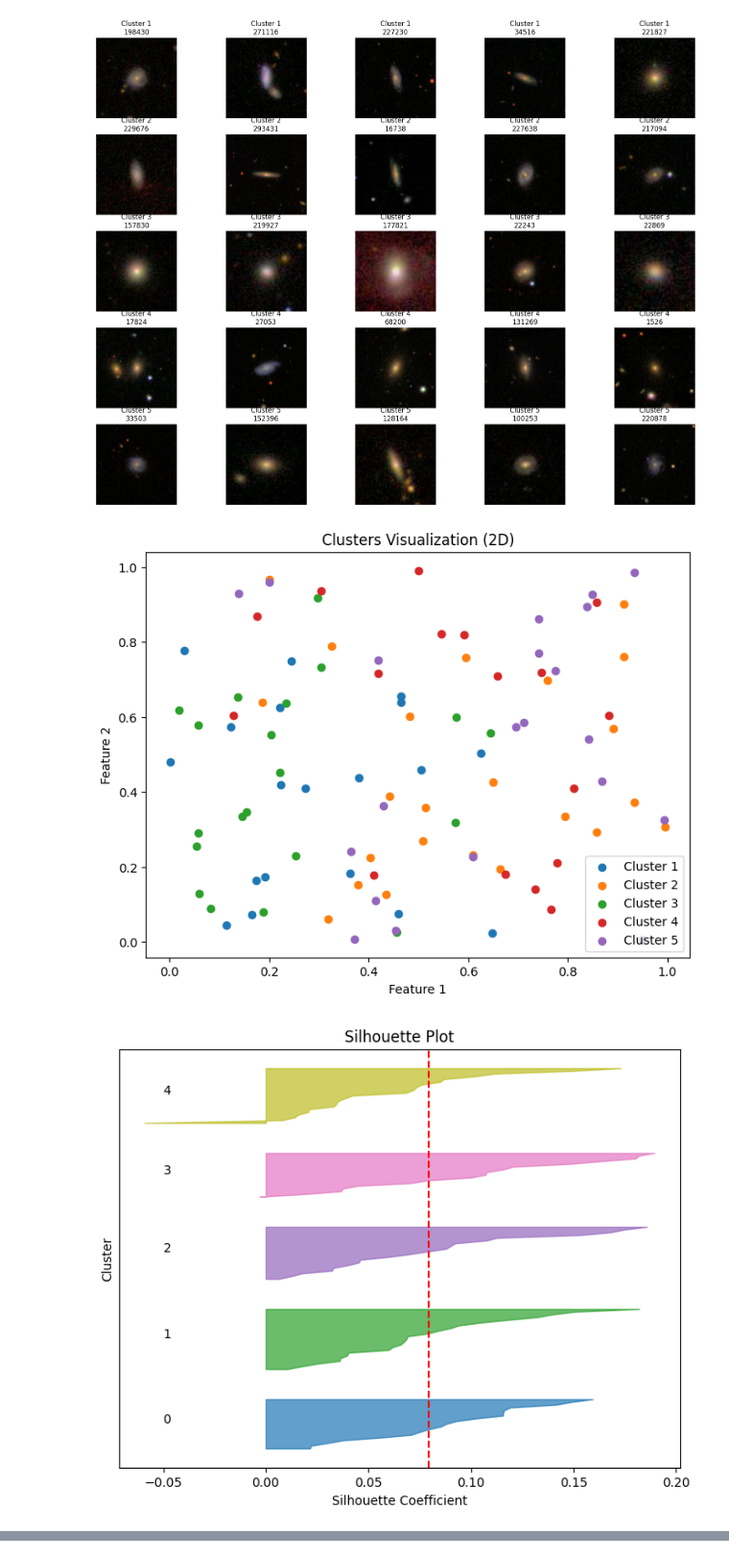
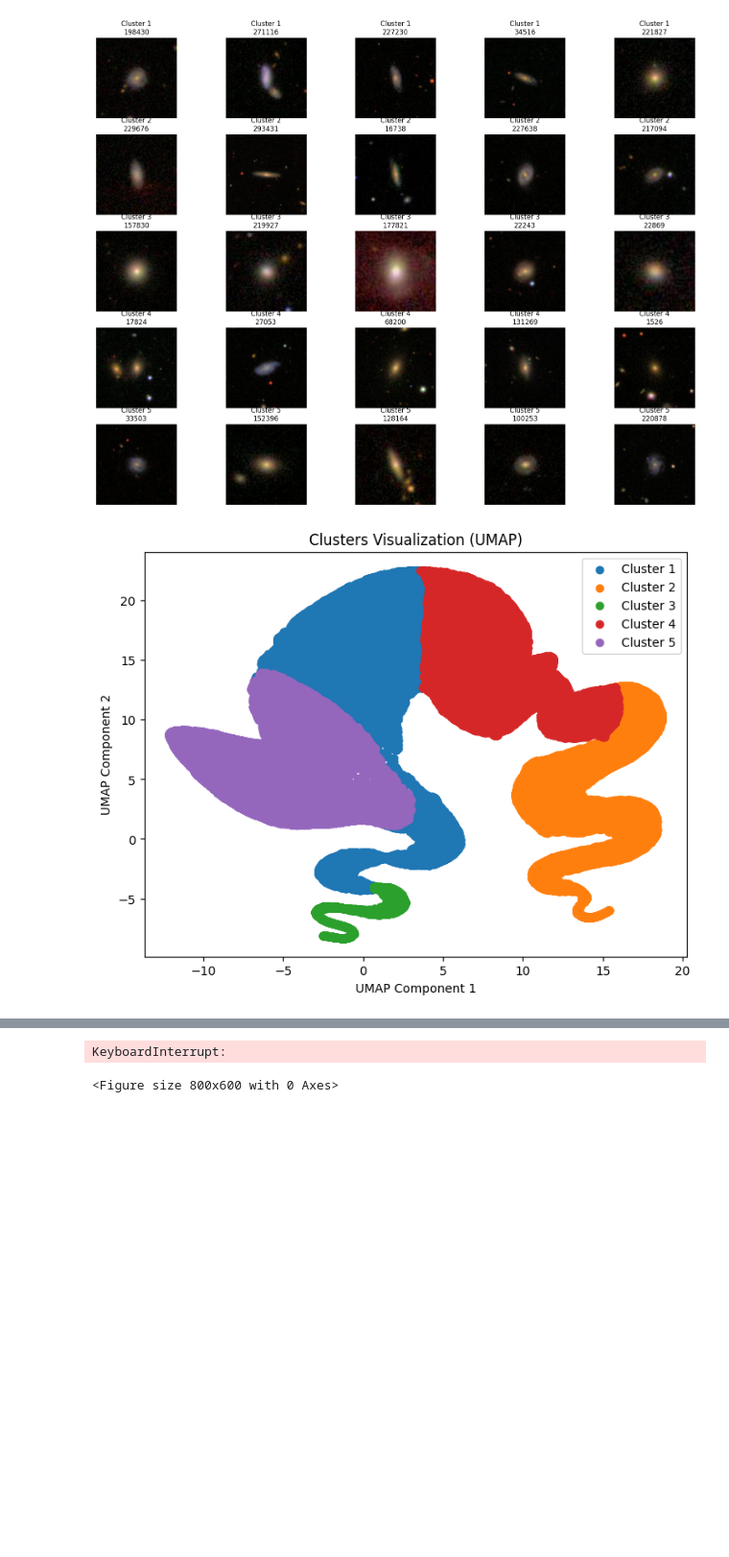
Before and after one commit to Pawlo77/Galaxy-Images-Clustering, a Jupyter notebook: notebooks/clustering.ipynb, the cells around one changed output, grey strips where cells are left out. Shown at 96% size. Saved outputs shown, nothing was run; the diff lists cells and outputs as text; code cells hidden in the pictures; blank space fills up the shorter version.

```diff
--- a/notebooks/clustering.ipynb
+++ b/notebooks/clustering.ipynb
@@ -103,64 +100,51 @@ plot_original_images(images_dir, asset_ids, cluster_labels, optimal_n_clusters)
 # %%
 import matplotlib.pyplot as plt
 from sklearn.metrics import silhouette_samples, silhouette_score
-from sklearn.decomposition import PCA
+import numpy as np
+import umap.umap_ as umap
 from sklearn.cluster import KMeans
-import numpy as np
 
-def plot_clusters_scatter(features, cluster_labels, n_clusters):
+def plot_clusters_scatter_umap(features, cluster_labels, n_clusters):
+    umap_model = umap.UMAP(n_components=2)
+    umap_features = umap_model.fit_transform(features)
     plt.figure(figsize=(8, 6))
     for cluster in range(n_clusters):
-        cluster_data = features[cluster_labels == cluster]
+        cluster_data = umap_features[cluster_labels == cluster]
         plt.scatter(cluster_data[:, 0], cluster_data[:, 1], label=f'Cluster {cluster + 1}')
-    plt.title('Clusters Visualization (2D)')
-    plt.xlabel('Feature 1')
-    plt.ylabel('Feature 2')
+    plt.title('Clusters Visualization (UMAP)')
+    plt.xlabel('UMAP Component 1')
+    plt.ylabel('UMAP Component 2')
     plt.legend()
     plt.show()
 
-def plot_silhouette(scores, cluster_labels):
+def plot_silhouette_umap(features, cluster_labels):
     plt.figure(figsize=(8, 6))
-    silhouette_avg = silhouette_score(scores, cluster_labels)
-    sample_silhouette_values = silhouette_samples(scores, cluster_labels)
+    silhouette_avg = silhouette_score(features, cluster_labels)
+    sample_silhouette_values = silhouette_samples(features, cluster_labels)
     y_lower = 10
     for i in range(len(np.unique(cluster_labels))):
         ith_cluster_silhouette_values = sample_silhouette_values[cluster_labels == i]
         ith_cluster_silhouette_values.sort()
         size_cluster_i = ith_cluster_silhouette_values.shape[0]
         y_upper = y_lower + size_cluster_i
         color = plt.cm.tab10(i / len(np.unique(cluster_labels)))
         plt.fill_betweenx(np.arange(y_lower, y_upper), 0, ith_cluster_silhouette_values, facecolor=color, edgecolor=color, alpha=0.7)
         plt.text(-0.05, y_lower + 0.5 * size_cluster_i, str(i))
         y_lower = y_upper + 10
-    plt.title('Silhouette Plot')
+    plt.title('Silhouette Plot (UMAP)')
     plt.xlabel('Silhouette Coefficient')
     plt.ylabel('Cluster')
     plt.axvline(x=silhouette_avg, color="red", linestyle="--")
     plt.yticks([])
     plt.show()
 
-def plot_pca(features, cluster_labels, n_clusters):
-    pca = PCA(n_components=2)
-    reduced_features = pca.fit_transform(features)
-    plt.figure(figsize=(8, 6))
-    for cluster in range(n_clusters):
-        cluster_data = reduced_features[cluster_labels == cluster]
-        plt.scatter(cluster_data[:, 0], cluster_data[:, 1], label=f'Cluster {cluster + 1}')
-    plt.title('PCA Visualization of Clusters')
-    plt.xlabel('Principal Component 1')
-    plt.ylabel('Principal Component 2')
-    plt.legend()
-    plt.show()
+# Assuming you have your features and cluster labels
 
-# Assuming you have your features and cluster labels
-features = np.random.rand(100, 10)  # Example features
 n_clusters = 5  # Number of clusters
-cluster_labels = KMeans(n_clusters=n_clusters, random_state=42).fit_predict(features)
+cluster_labels = KMeans(n_clusters=n_clusters, random_state=42).fit_predict(train_features)
 
 # Plotting
-plot_clusters_scatter(features, cluster_labels, n_clusters)
-plot_silhouette(features, cluster_labels)
-plot_pca(features, cluster_labels, n_clusters)
+plot_clusters_scatter_umap(train_features, cluster_labels, n_clusters)
+plot_silhouette_umap(train_features, cluster_labels)
 # %% [output]
-[figure, old version]
+[figure, new version]
-[figure, removed]
@@ -167,0 +151,2 @@ plot_pca(features, cluster_labels, n_clusters)
+KeyboardInterrupt:
+<Figure size 800x600 with 0 Axes>
```
Also changed, not shown: parts of 5 cells of this notebook.
